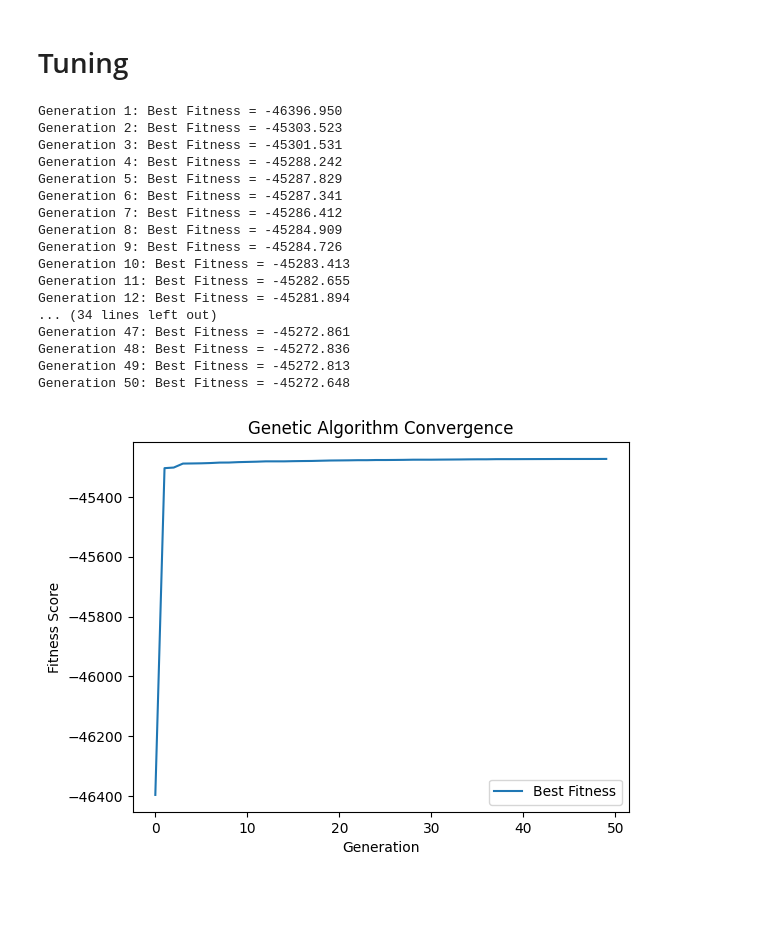
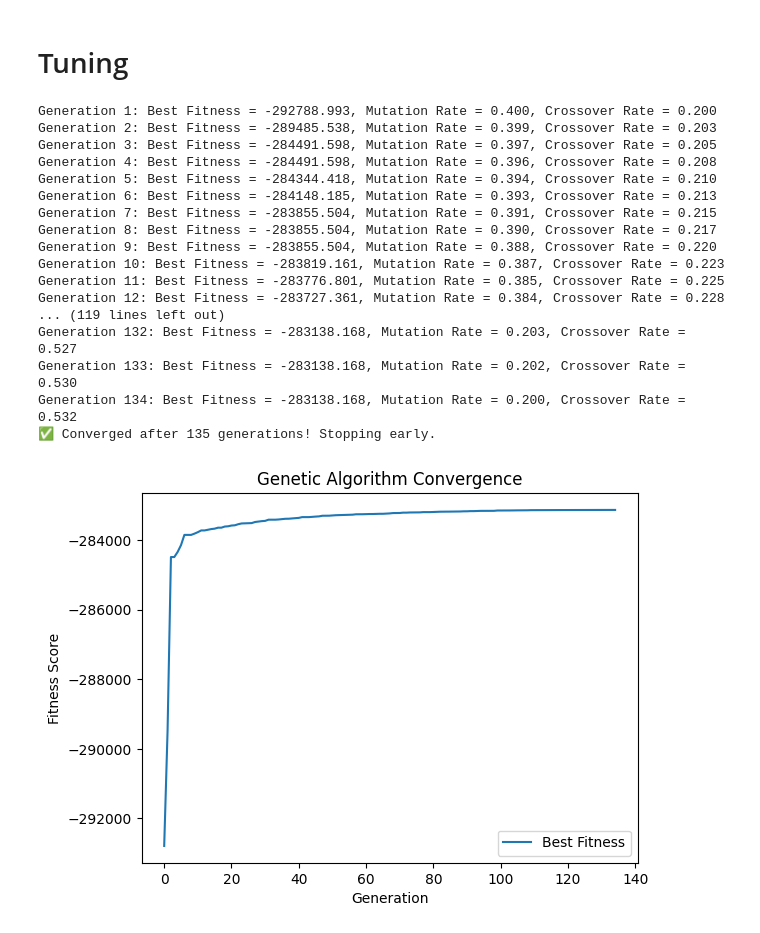
Before and after one commit to pathust/chess-bot, a Jupyter notebook: genetic_algorithm.ipynb, the cells around one changed output. Saved outputs shown, nothing was run; the diff lists cells and outputs as text; code cells hidden in the pictures; blank space fills up the shorter version.

Commit message:
update the evaluation fucntion

```diff
--- a/genetic_algorithm.ipynb
+++ b/genetic_algorithm.ipynb
@@ -53,9 +53,9 @@ df.head()
 | 3 | rnbqkbnr/ppp2ppp/4p3/3p4/3PP3/8/P... | +52 |
 | 4 | rnbqkbnr/ppp2ppp/4p3/3p4/3PP3/8/P... | -26 |
 # %%
-test_fens = df.sample(n=100, random_state=42)['FEN'].to_list()
+test_fens = df.sample(n=1000, random_state=10)['FEN'].to_list()
 stockfish_scores = (
-    df.sample(n=100, random_state=42)['Evaluation']
+    df.sample(n=1000, random_state=10)['Evaluation']
     .astype(str)
     .str.replace("+", "", regex=False)  # Remove "+"
     .str.extract(r'([-]?\d+)')[0]       # Extract numbers (returns DataFrame, select column 0)
@@ -232,6 +237,30 @@ def mutate_gaussian(individual, mutation_rate=0.3, mutation_strength=0.1):
+# %%
+def mutate_mixed(individual, mutation_rate=0.3, mutation_strength=0.1):
+    """
+    Apply adaptive mutation to floating-point and integer genes.
+
+    Args:
+        individual (np.array): Individual's genes.
+        mutation_rate (float): Probability of mutation.
+        mutation_strength (float): Mutation intensity.
+
+    Returns:
+        np.array: Mutated individual.
+    """
+    mutated = np.copy(individual)
+
+    for i in range(len(individual)):
+        if np.random.rand() < mutation_rate:  # Mutation occurs with probability
+            if i < 5:  # Floating-point mutation (evaluation weights)
+                mutated[i] += np.random.normal(0, mutation_strength)
+            else:  # Integer mutation (piece values, penalties, multipliers)
+                step = np.random.randint(-1, 2)  # Change by -1, 0, or +1
+                mutated[i] += step
+
+    return mutated
 # %%
-def adaptive_mutation_rate(generation, total_generations, min_rate=0.05, max_rate=0.3):
+def adaptive_mutation_rate(generation, max_generations, min_rate=0.1, max_rate=0.4):
     """
-    Decreases mutation rate over generations to balance exploration and exploitation.
+    Adaptive mutation rate: Decreases as generations progress.
     """
-    return max_rate - (max_rate - min_rate) * (generation / total_generations)
+    return max_rate - (max_rate - min_rate) * (generation / max_generations)
@@ -244,3 +267,10 @@ def adaptive_mutation_strength(generation, total_generations, min_strength=0.01,
+# %%
+
+def adaptive_crossover_rate(generation, max_generations, min_rate=0.2, max_rate=0.7):
+    """
+    Adaptive crossover rate: Increases as generations progress.
+    """
+    return min_rate + (max_rate - min_rate) * (generation / max_generations)
 # %% [markdown]
 # GA
 # %%
@@ -322,43 +348,43 @@ def genetic_algorithm(
 # %% [markdown]
 # Tuning
 # %%
-best_weights, best_fitness_history = genetic_algorithm(fitness_function, population_size=50, generations=50, convergence_threshold=5)
+best_weights, best_fitness_history = genetic_algorithm(fitness_function, population_size=200, generations=200, convergence_threshold=5)
 
 # Plot Convergence Graph
 plt.plot(best_fitness_history, label="Best Fitness")
 plt.xlabel("Generation")
 plt.ylabel("Fitness Score")
 plt.title("Genetic Algorithm Convergence")
 plt.legend()
 plt.show()
 
 print("Optimized Weights:", best_weights)
 
 chromosomes = [
                 1.0, 0.8, -1.2, 0.7, 1.15,
                 100, 300, 320, 500, 900, 10000,
                 10, 10,
                 20,
                 5,
                 10
             ]
 print("Suggested weights fitness:", fitness_function(chromosomes))
 # %% [output]
-Generation 1: Best Fitness = -46396.950
-Generation 2: Best Fitness = -45303.523
-Generation 3: Best Fitness = -45301.531
-Generation 4: Best Fitness = -45288.242
-Generation 5: Best Fitness = -45287.829
-Generation 6: Best Fitness = -45287.341
-Generation 7: Best Fitness = -45286.412
-Generation 8: Best Fitness = -45284.909
-Generation 9: Best Fitness = -45284.726
-Generation 10: Best Fitness = -45283.413
-Generation 11: Best Fitness = -45282.655
-Generation 12: Best Fitness = -45281.894
-... (34 lines left out)
-Generation 47: Best Fitness = -45272.861
-Generation 48: Best Fitness = -45272.836
-Generation 49: Best Fitness = -45272.813
-Generation 50: Best Fitness = -45272.648
+Generation 1: Best Fitness = -292788.993, Mutation Rate = 0.400, Crossover Rate = 0.200
+Generation 2: Best Fitness = -289485.538, Mutation Rate = 0.399, Crossover Rate = 0.203
+Generation 3: Best Fitness = -284491.598, Mutation Rate = 0.397, Crossover Rate = 0.205
+Generation 4: Best Fitness = -284491.598, Mutation Rate = 0.396, Crossover Rate = 0.208
+Generation 5: Best Fitness = -284344.418, Mutation Rate = 0.394, Crossover Rate = 0.210
+Generation 6: Best Fitness = -284148.185, Mutation Rate = 0.393, Crossover Rate = 0.213
+Generation 7: Best Fitness = -283855.504, Mutation Rate = 0.391, Crossover Rate = 0.215
+Generation 8: Best Fitness = -283855.504, Mutation Rate = 0.390, Crossover Rate = 0.217
+Generation 9: Best Fitness = -283855.504, Mutation Rate = 0.388, Crossover Rate = 0.220
+Generation 10: Best Fitness = -283819.161, Mutation Rate = 0.387, Crossover Rate = 0.223
+Generation 11: Best Fitness = -283776.801, Mutation Rate = 0.385, Crossover Rate = 0.225
+Generation 12: Best Fitness = -283727.361, Mutation Rate = 0.384, Crossover Rate = 0.228
+... (119 lines left out)
+Generation 132: Best Fitness = -283138.168, Mutation Rate = 0.203, Crossover Rate = 0.527
+Generation 133: Best Fitness = -283138.168, Mutation Rate = 0.202, Crossover Rate = 0.530
+Generation 134: Best Fitness = -283138.168, Mutation Rate = 0.200, Crossover Rate = 0.532
+✅ Converged after 135 generations! Stopping early.
-[figure, old version]
+[figure, new version]
```
Also changed, not shown: parts of 8 cells of this notebook.
